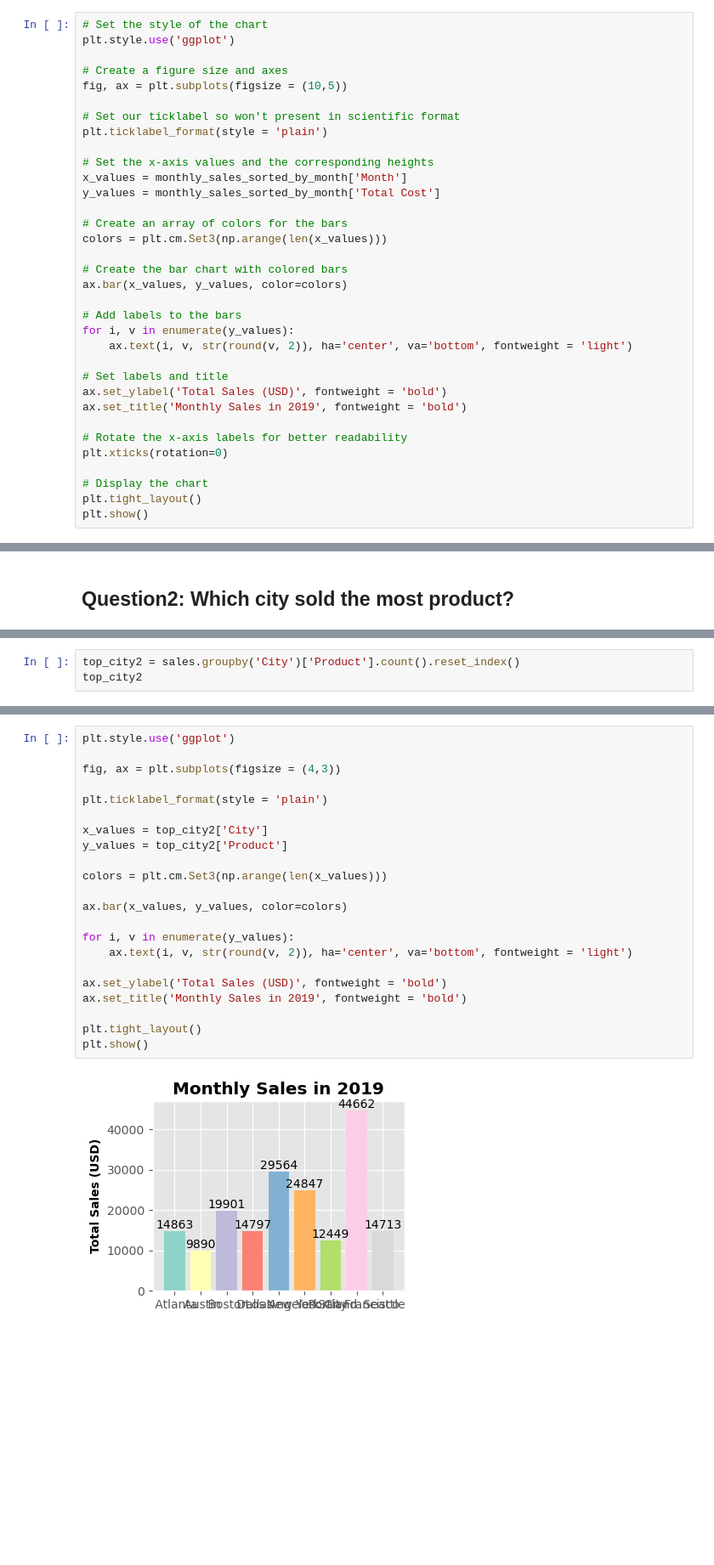
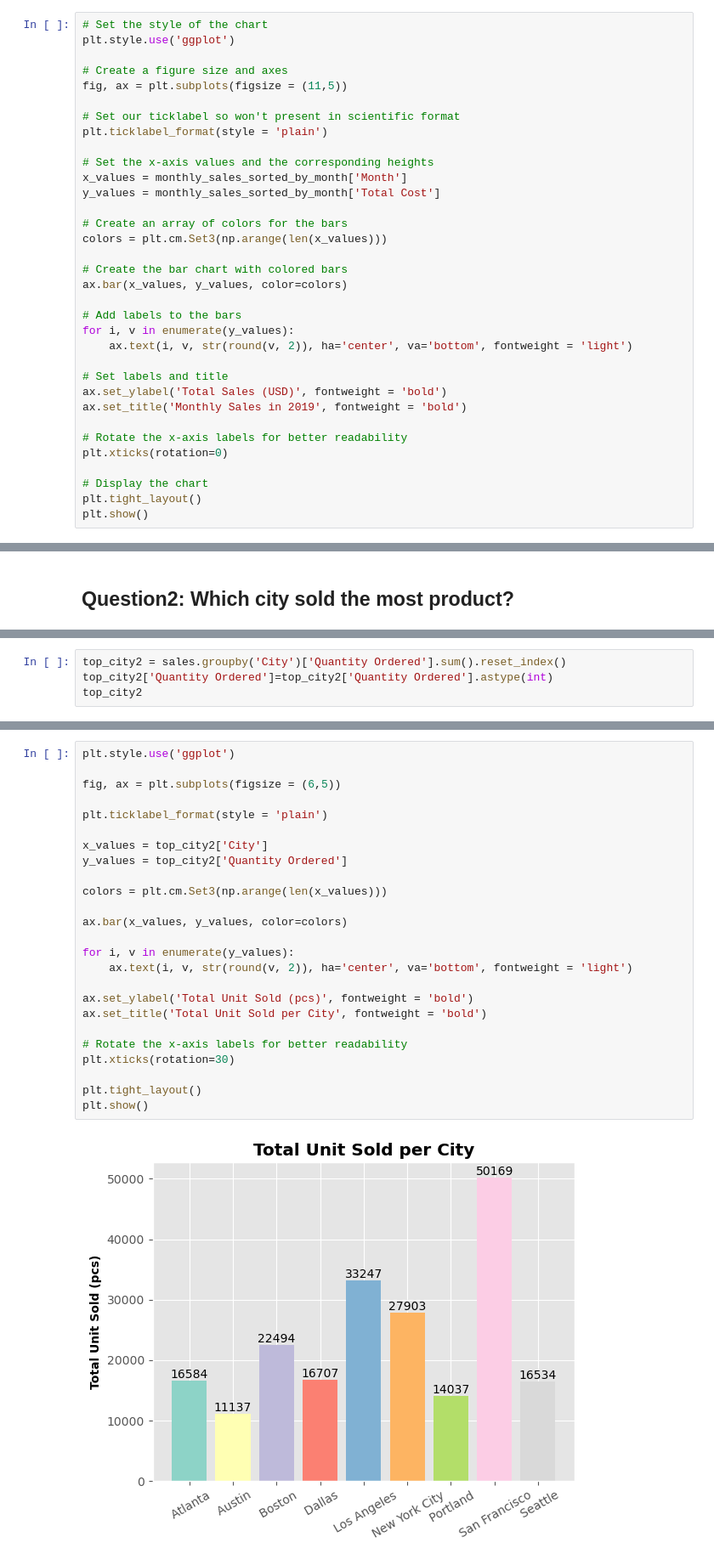
Before and after one commit to renaldolivando6/dataAnalystPortofolio, a Jupyter notebook: Project3 Data Analysis using Python/project3_dataAnalysisPython_electronicStoreSales.ipynb, the cells around one changed output, grey strips where cells are left out. Shown at 85% size. Cells and saved outputs as stored; diff of their text form; blank space fills up the shorter version.

```diff
--- a/Project3 Data Analysis using Python/project3_dataAnalysisPython_electronicStoreSales.ipynb
+++ b/Project3 Data Analysis using Python/project3_dataAnalysisPython_electronicStoreSales.ipynb
@@ -180,7 +181,7 @@ monthly_sales_sorted_by_month
 plt.style.use('ggplot')
 
 # Create a figure size and axes
-fig, ax = plt.subplots(figsize = (10,5))
+fig, ax = plt.subplots(figsize = (11,5))
 
 # Set our ticklabel so won't present in scientific format
 plt.ticklabel_format(style = 'plain')
@@ -274,4 +220,5 @@ plt.show()
 # %%
-top_city2 = sales.groupby('City')['Product'].count().reset_index()
+top_city2 = sales.groupby('City')['Quantity Ordered'].sum().reset_index()
+top_city2['Quantity Ordered']=top_city2['Quantity Ordered'].astype(int)
 top_city2
 # %% [output]
@@ -288,24 +235,27 @@ top_city2
 # %%
 plt.style.use('ggplot')
 
-fig, ax = plt.subplots(figsize = (4,3))
+fig, ax = plt.subplots(figsize = (6,5))
 
 plt.ticklabel_format(style = 'plain')
 
 x_values = top_city2['City']
-y_values = top_city2['Product']
+y_values = top_city2['Quantity Ordered']
 
 colors = plt.cm.Set3(np.arange(len(x_values)))
 
 ax.bar(x_values, y_values, color=colors)
 
 for i, v in enumerate(y_values):
     ax.text(i, v, str(round(v, 2)), ha='center', va='bottom', fontweight = 'light')
 
-ax.set_ylabel('Total Sales (USD)', fontweight = 'bold')
-ax.set_title('Monthly Sales in 2019', fontweight = 'bold')
+ax.set_ylabel('Total Unit Sold (pcs)', fontweight = 'bold')
+ax.set_title('Total Unit Sold per City', fontweight = 'bold')
+
+# Rotate the x-axis labels for better readability
+plt.xticks(rotation=30)
 
 plt.tight_layout()
 plt.show()
 # %% [output]
-[figure, old version]
+[figure, new version]
```
Also changed, not shown: parts of 25 cells of this notebook.
